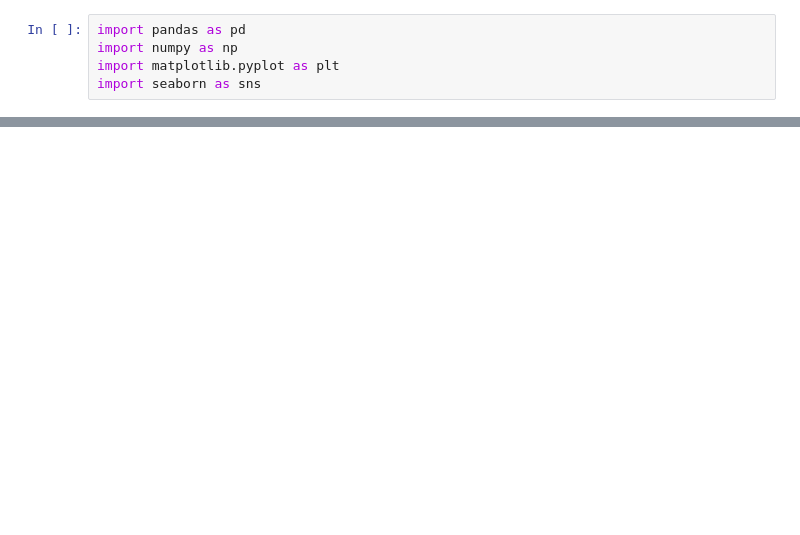
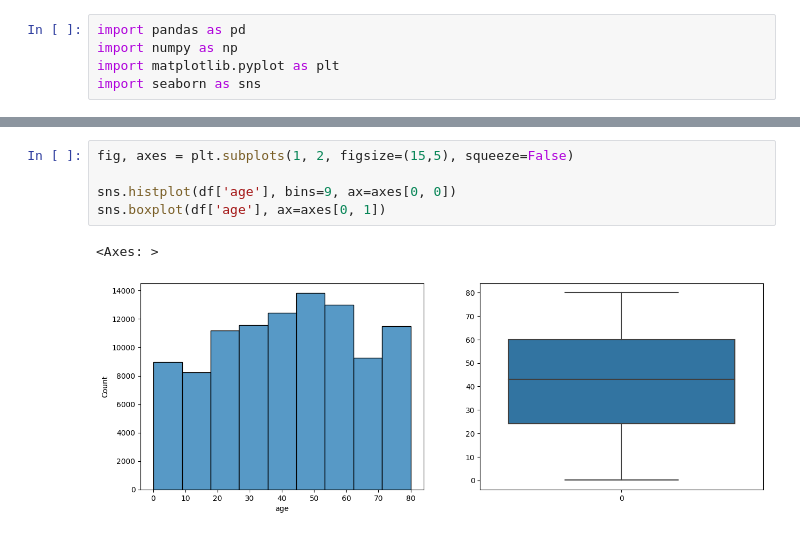
Before and after one commit to Muntasir90629/Diabetes-prediction-dataset, a Jupyter notebook: diabetes_prediction_dataset.ipynb, the cells around one changed output, grey strips where cells are left out. Saved outputs shown, nothing was run; the diff lists cells and outputs as text; blank space fills up the shorter version.

```diff
--- a/diabetes_prediction_dataset.ipynb
+++ b/diabetes_prediction_dataset.ipynb
@@ -9,0 +76,8 @@ PermissionError: [Errno 13] Permission denied: 'C:\\Users\\MuntasirulHoque\\OneD
+# %%
+fig, axes = plt.subplots(1, 2, figsize=(15,5), squeeze=False)
+
+sns.histplot(df['age'], bins=9, ax=axes[0, 0])
+sns.boxplot(df['age'], ax=axes[0, 1])
+# %% [output]
+<Axes: >
+[figure, added]
```
Also changed, not shown: parts of 37 cells of this notebook.
